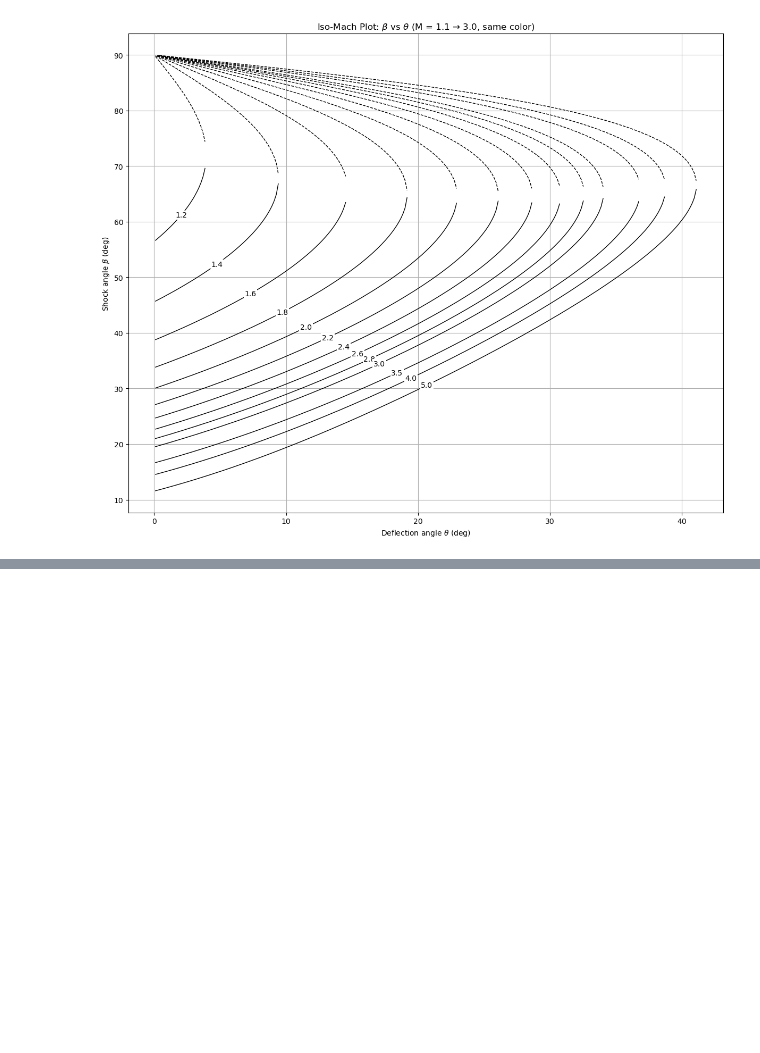
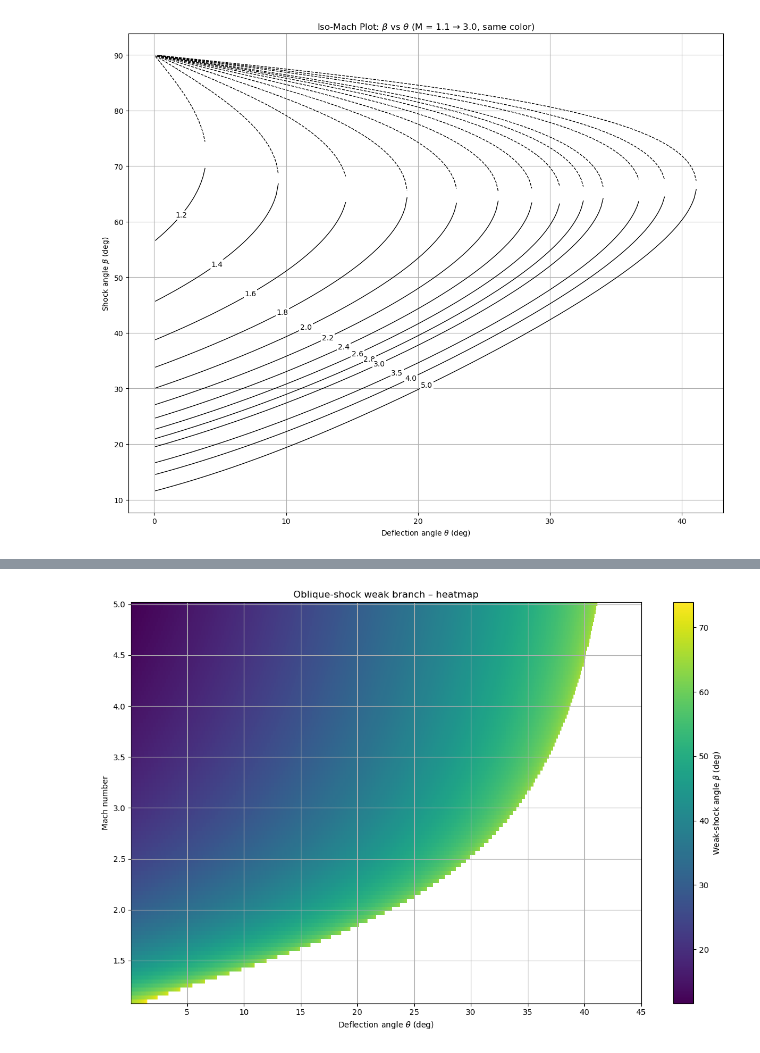
Before and after one commit to Samuel-Chapuis/Validation_Simulation_Supersonic_Linearized_Theory, a Jupyter notebook: Betha.ipynb, the cells around one changed output, grey strips where cells are left out. Saved outputs shown, nothing was run; the diff lists cells and outputs as text; code cells hidden in the pictures; blank space fills up the shorter version.

```diff
--- a/Betha.ipynb
+++ b/Betha.ipynb
@@ -105,0 +144,15 @@ plt.show()
+# %%
+theta_vals  = np.linspace(0.1, 45.0, 100)
+mach_list = np.linspace(1.1, 5.0, 100)
+
+weak_beta   = np.full((mach_list.size, theta_vals.size), np.nan)
+strong_beta = np.full_like(weak_beta, np.nan)
+
+for i, M in enumerate(mach_list):
+    for j, theta in enumerate(theta_vals):
+        betas = beta_solutions(theta, M)      # en rad
+        if not betas:                         # θ > θ_max  ⇒ on sort de la boucle θ
+            break
+        weak_beta[i, j] = math.degrees(betas[0])
+        if len(betas) > 1:                    # solution forte disponible
+            strong_beta[i, j] = math.degrees(betas[1])
@@ -105,0 +215,13 @@ plt.show()
+# %%
+theta_mesh, mach_mesh = np.meshgrid(theta_vals, mach_list)
+
+plt.figure(figsize=(12, 8))
+plt.pcolormesh(theta_mesh, mach_mesh, weak_beta,      # déjà en degrés
+               shading="auto", cmap="viridis")
+plt.colorbar(label=r"Weak-shock angle $\beta$ (deg)")
+plt.xlabel(r"Deflection angle $\theta$ (deg)")
+plt.ylabel("Mach number")
+plt.title("Oblique-shock weak branch – heatmap")
+plt.grid(True); plt.tight_layout(); plt.show()
+# %% [output]
+[figure, added]
```
Also changed, not shown: parts of 9 cells of this notebook, 10 other files.
